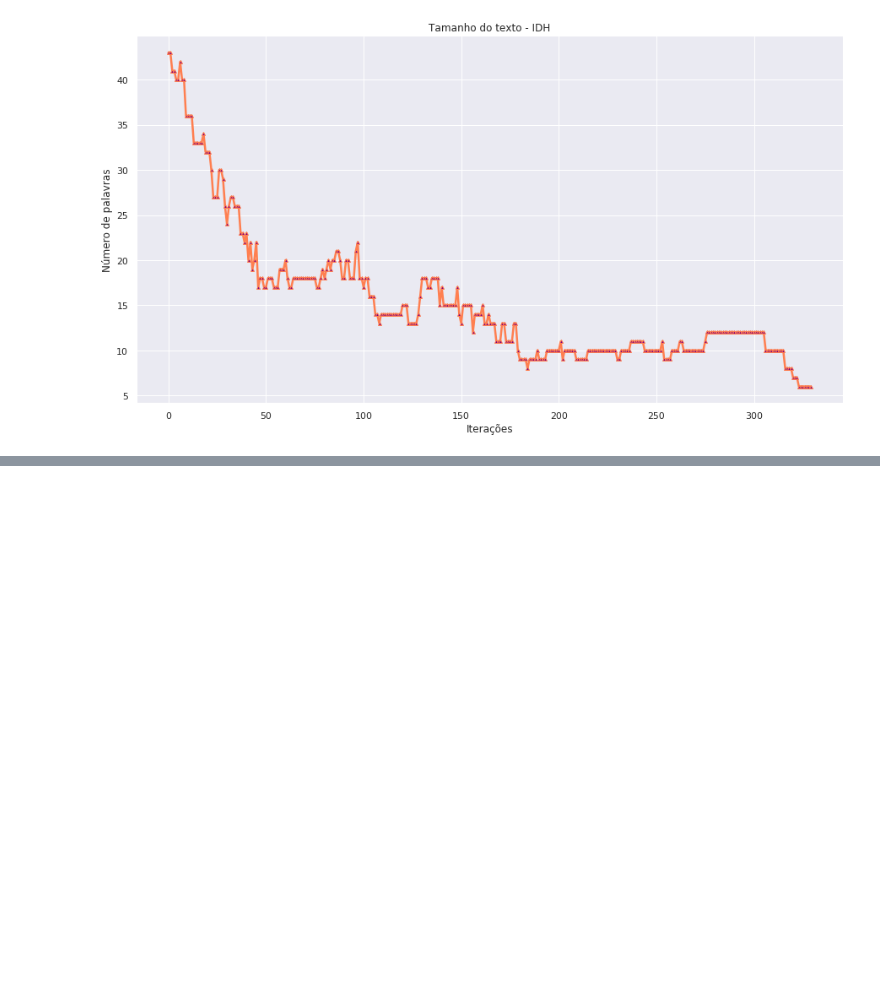
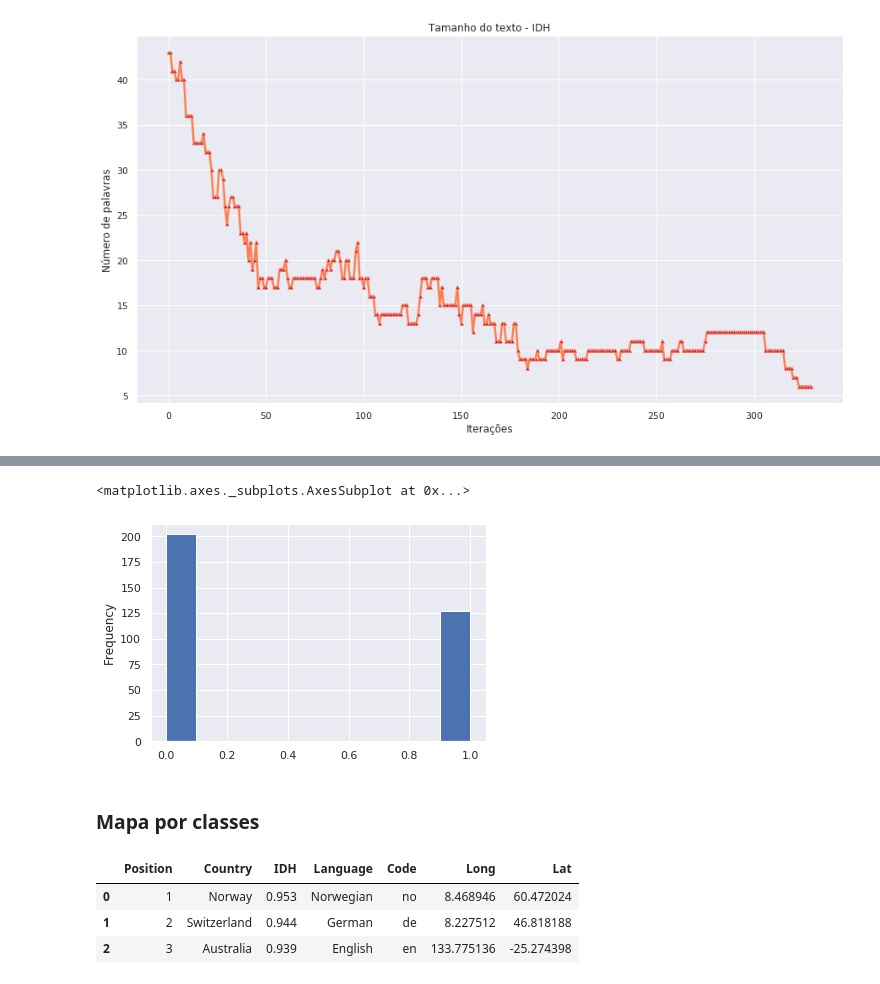
Before and after one commit to gecid-aia/babel, a Jupyter notebook: exploring_results.ipynb, the cells around one changed output, grey strips where cells are left out. Saved outputs shown, nothing was run; the diff lists cells and outputs as text; code cells hidden in the pictures; blank space fills up the shorter version.

Commit message:
visualizations

```diff
--- a/exploring_results.ipynb
+++ b/exploring_results.ipynb
@@ -397,0 +403,11 @@ plotData3(base_all['TAM'], 'Tamanho do texto - IDH', ylabel = 'Número de palavr
+# %%
+columns = ['To lang', 'From lang', 'GLEU acc', 'WER acc', 'GLEU pap', 'WER pap', 'TAM']
+
+encoders = {}
+X = base_all[columns].dropna()
+for col in columns:
+    encoders[col] = LabelEncoder()
+    X[col] = encoders[col].fit_transform(X[col])
+# %%
+kmeans = KMeans(n_clusters = 2)
+kmeans.fit(X)
@@ -397,0 +418,4 @@ plotData3(base_all['TAM'], 'Tamanho do texto - IDH', ylabel = 'Número de palavr
+# %%
+base = base_all.drop(0, axis = 0)
+base['Label'] = kmeans.labels_
+base.head(3)
@@ -397,0 +427,7 @@ plotData3(base_all['TAM'], 'Tamanho do texto - IDH', ylabel = 'Número de palavr
+# %%
+base['Label'].plot(kind = 'hist')
+# %% [output]
+<matplotlib.axes._subplots.AxesSubplot at 0x...>
+[figure, added]
+# %% [markdown]
+### Mapa por classes
@@ -397,0 +437,8 @@ plotData3(base_all['TAM'], 'Tamanho do texto - IDH', ylabel = 'Número de palavr
+# %%
+base_idh = pd.read_csv('datasets/idh_df.csv')
+base_idh.head(3)
+# %% [output]
+|  | Position | Country | IDH | Language | Code | Long | Lat |
+| 0 | 1 | Norway | 0.953 | Norwegian | no | 8.468946 | 60.472024 |
+| 1 | 2 | Switzerland | 0.944 | German | de | 8.227512 | 46.818188 |
+| 2 | 3 | Australia | 0.939 | English | en | 133.775136 | -25.274398 |
```
Also changed, not shown: parts of 11 cells of this notebook, 2 other files.
